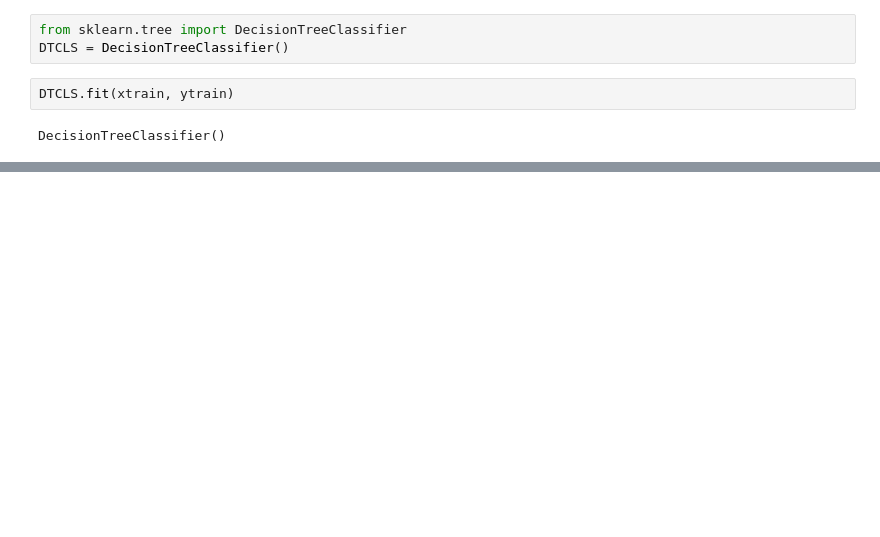
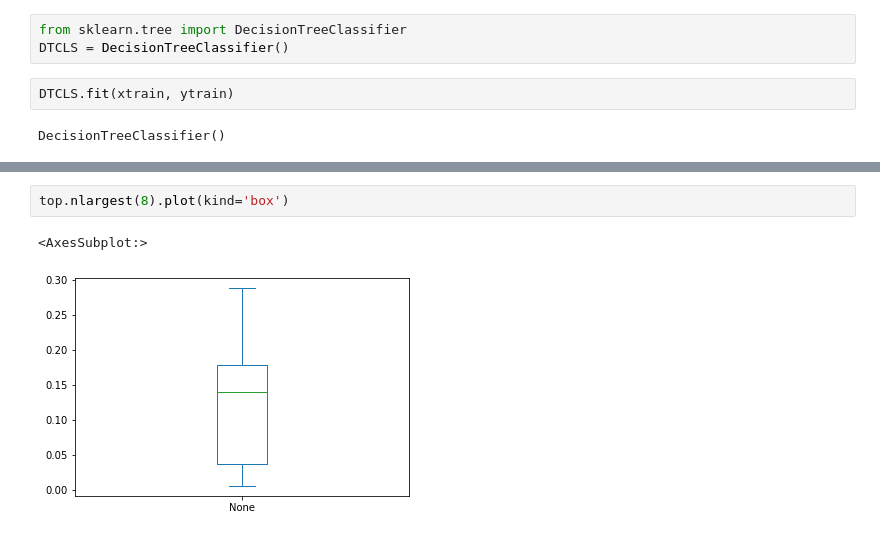
Before and after one commit to Nazmus-Shakib/Cardiovascular-Disease-Project, a Jupyter notebook: Cardiovascular Disease.ipynb, the cells around one changed output, grey strips where cells are left out. Cells and saved outputs as stored; diff of their text form; blank space fills up the shorter version.

```diff
--- a/Cardiovascular Disease.ipynb
+++ b/Cardiovascular Disease.ipynb
@@ -206,0 +305,5 @@ DTCLS.score(xtest, ytest)
+# %%
+top.nlargest(8).plot(kind='box')
+# %% [output]
+<AxesSubplot:>
+[figure, added]
```
Also changed, not shown: parts of 19 cells of this notebook.
